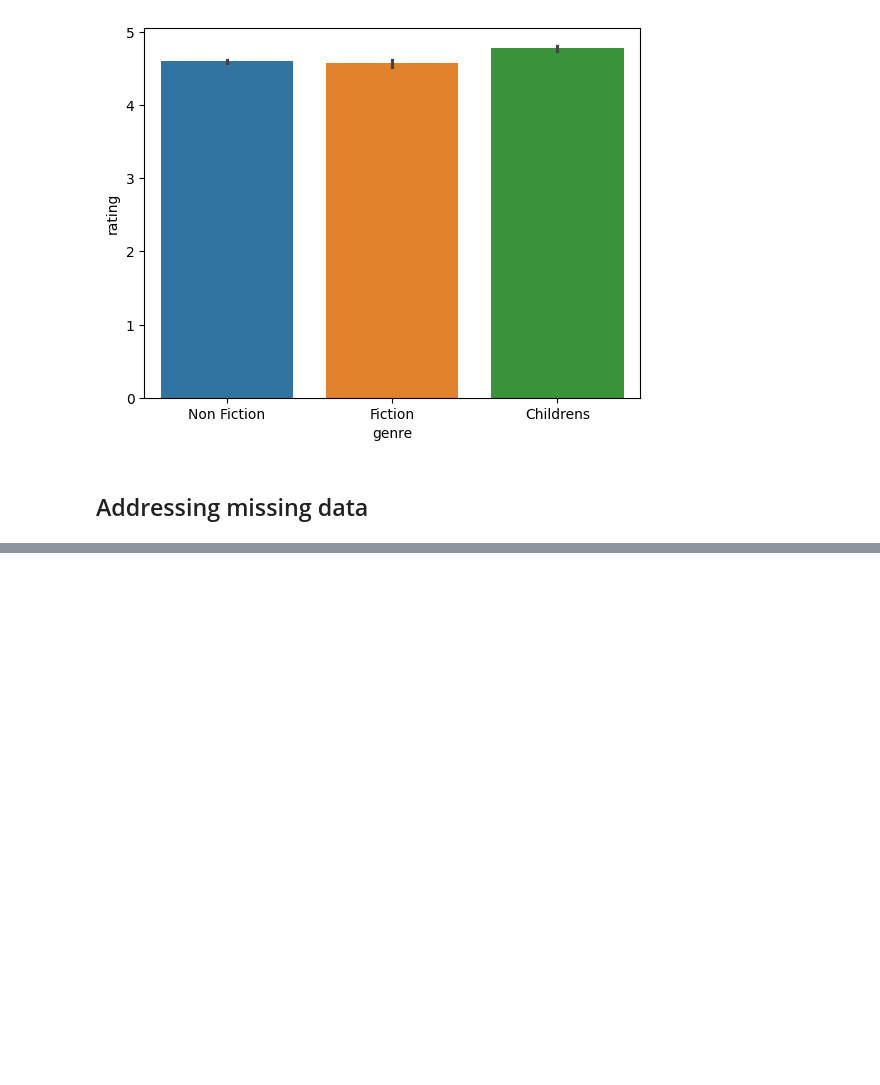
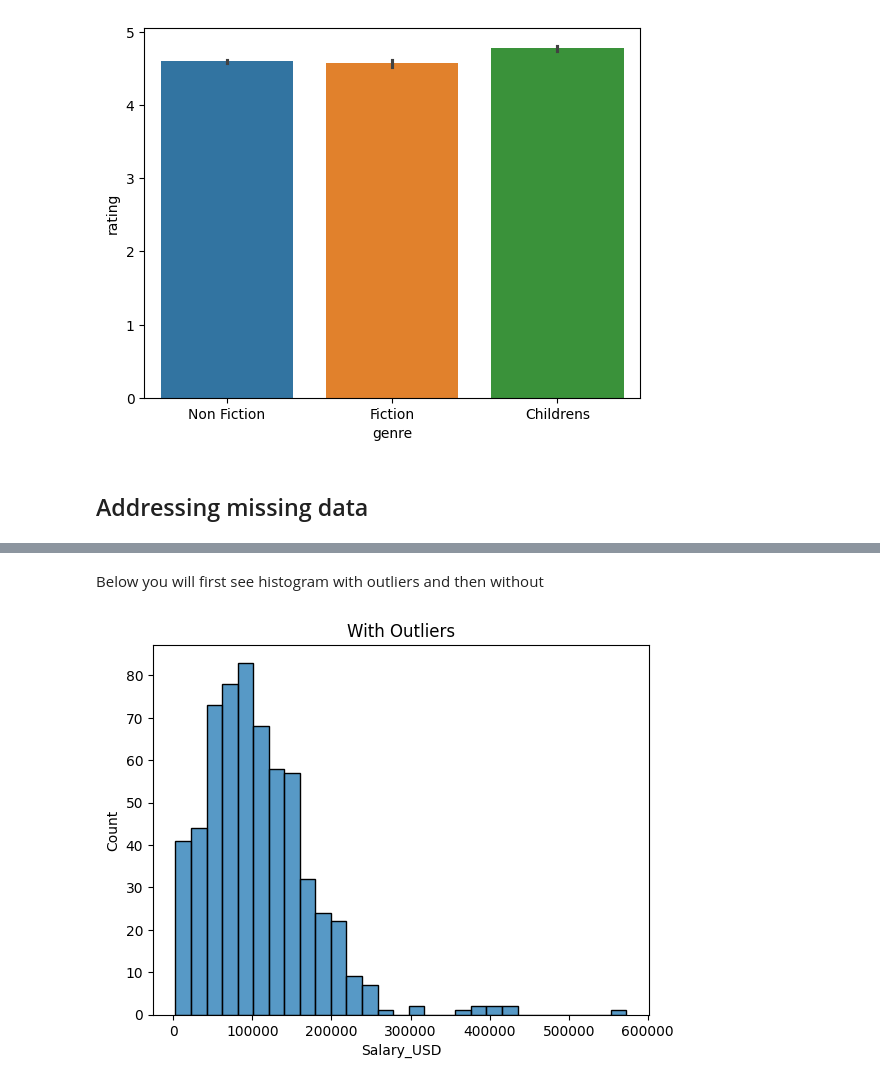
Before and after one commit to andrewch28/DataCamp, a Jupyter notebook: 10)EDA.ipynb, the cells around one changed output, grey strips where cells are left out. Cells and saved outputs as stored; diff of their text form; code cells hidden in the pictures; blank space fills up the shorter version.

```diff
--- a/10)EDA.ipynb
+++ b/10)EDA.ipynb
@@ -237,0 +490,9 @@ plt.show()
+# %% [markdown]
+Below you will first see histogram with outliers and then without
+# %%
+g = sns.histplot(data=salaries, x="Salary_USD")
+
+g.set_title("With Outliers")
+plt.show()
+# %% [output]
+[figure, added]
```
Also changed, not shown: parts of 54 cells of this notebook.
